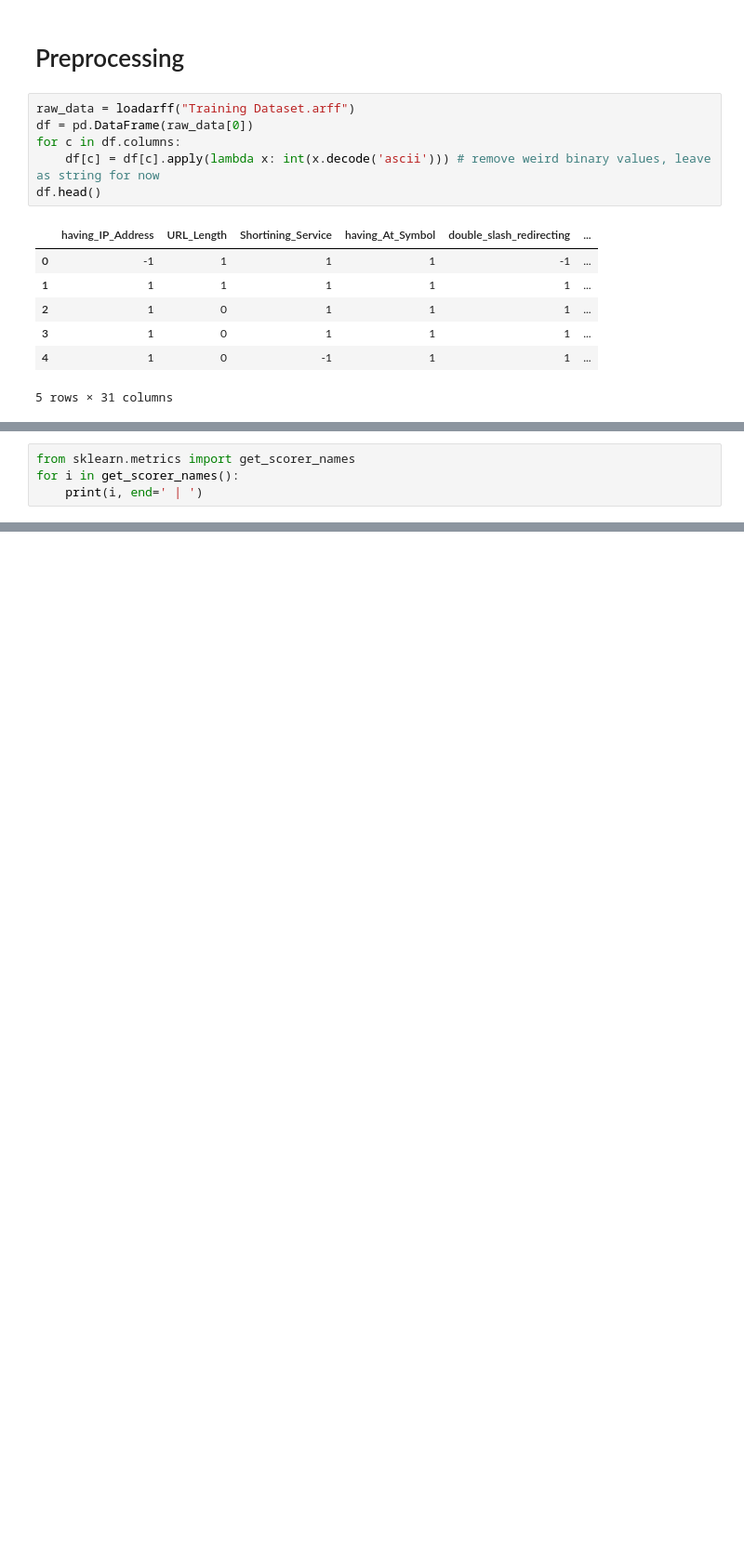
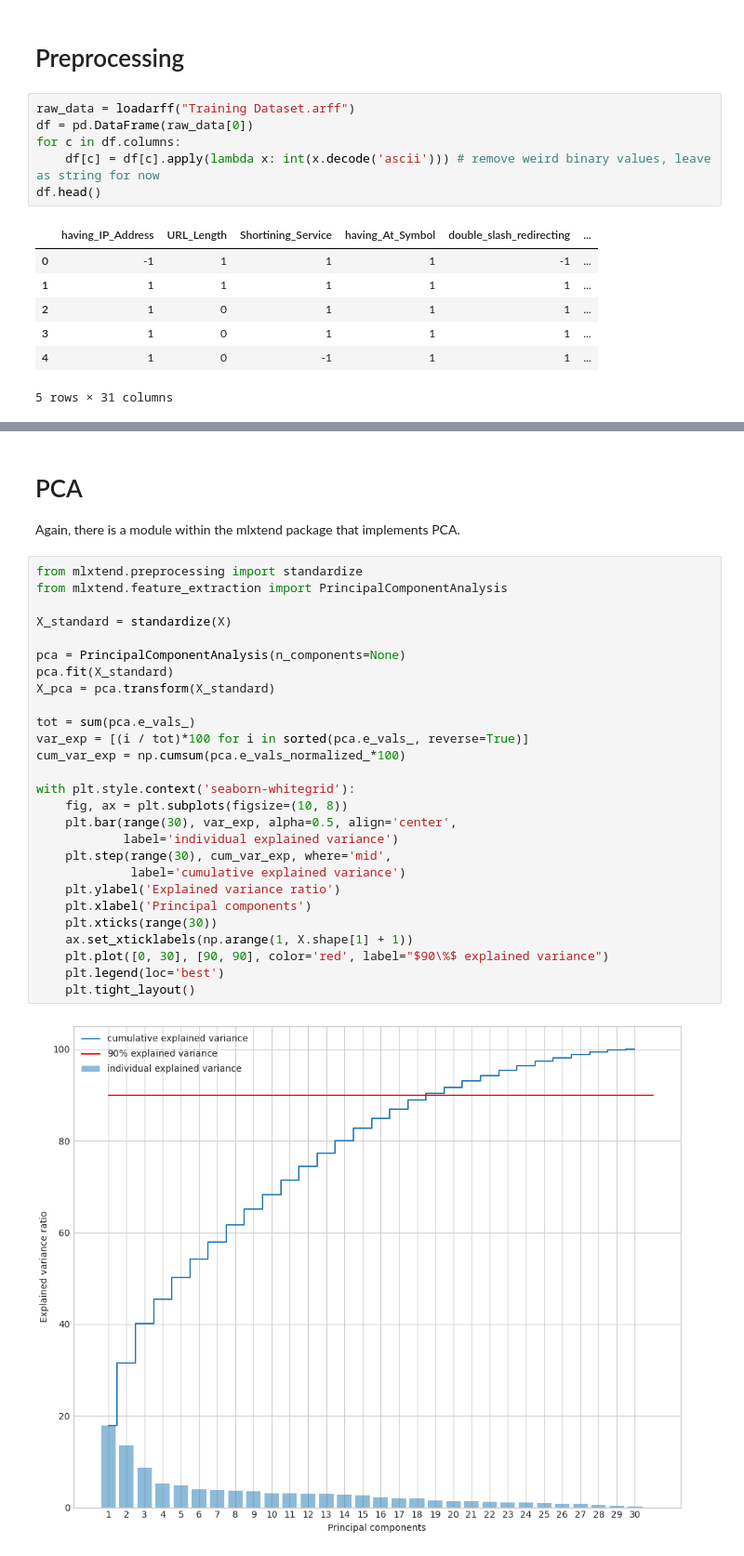
Before and after one commit to MatejVe/UZOP_projekt, a Jupyter notebook: results_replication.ipynb, the cells around one changed output, grey strips where cells are left out. Shown at 93% size. Drawn from its saved outputs; the diff is of its cells as text; blank space fills up the shorter version.

```diff
--- a/results_replication.ipynb
+++ b/results_replication.ipynb
@@ -64,6 +61,2 @@ We probably have to implement our own functions for each of these metrics.
 
 Code below is a sample of the process using in-built functions. Also see http://rasbt.github.io/mlxtend/user_guide/feature_selection/SequentialFeatureSelector/ and https://www.analyticsvidhya.com/blog/2020/10/a-comprehensive-guide-to-feature-selection-using-wrapper-methods-in-python/.
-# %%
-from sklearn.metrics import get_scorer_names
-for i in get_scorer_names():
-    print(i, end=' | ')
@@ -102,0 +335,33 @@ sfs.k_feature_names_
+# %% [markdown]
+# PCA
+
+Again, there is a module within the mlxtend package that implements PCA.
+# %%
+from mlxtend.preprocessing import standardize
+from mlxtend.feature_extraction import PrincipalComponentAnalysis
+
+X_standard = standardize(X)
+
+pca = PrincipalComponentAnalysis(n_components=None)
+pca.fit(X_standard)
+X_pca = pca.transform(X_standard)
+
+tot = sum(pca.e_vals_)
+var_exp = [(i / tot)*100 for i in sorted(pca.e_vals_, reverse=True)]
+cum_var_exp = np.cumsum(pca.e_vals_normalized_*100)
+
+with plt.style.context('seaborn-whitegrid'):
+    fig, ax = plt.subplots(figsize=(10, 8))
+    plt.bar(range(30), var_exp, alpha=0.5, align='center',
+            label='individual explained variance')
+    plt.step(range(30), cum_var_exp, where='mid',
+             label='cumulative explained variance')
+    plt.ylabel('Explained variance ratio')
+    plt.xlabel('Principal components')
+    plt.xticks(range(30))
+    ax.set_xticklabels(np.arange(1, X.shape[1] + 1))
+    plt.plot([0, 30], [90, 90], color='red', label="$90\%$ explained variance")
+    plt.legend(loc='best')
+    plt.tight_layout()
+# %% [output]
+[figure, added]
```
Also changed, not shown: parts of 39 cells of this notebook, 7 other files.
